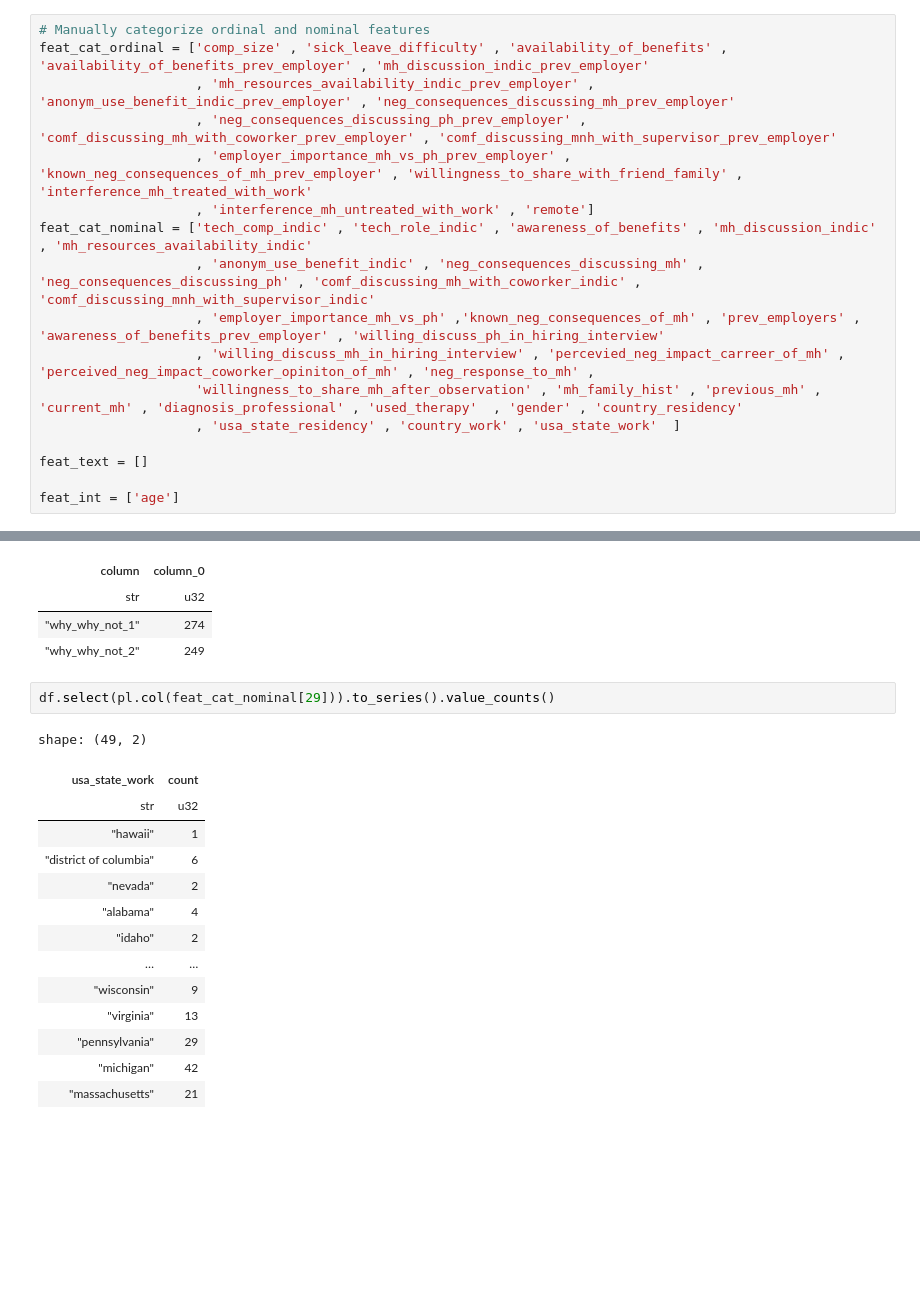
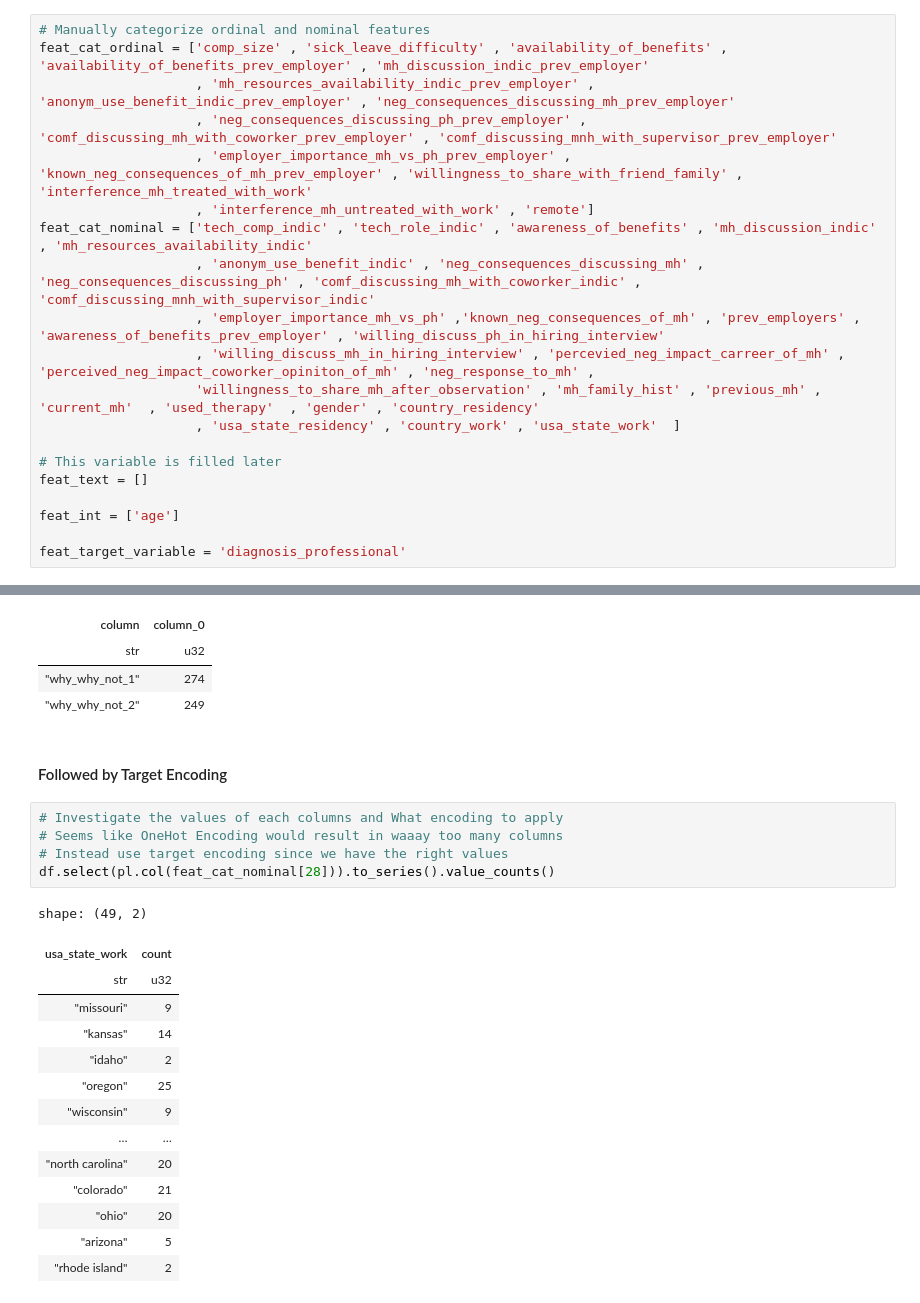
Before and after one commit to JanPhilippBittner/iu_mental_health_ml, a Jupyter notebook: Desktop/Arbeit/Arbeit/Universität/IU/Module/Semester 3/Machine learning - unsupervised learning/Project/first_draft.ipynb, the cells around one changed output, grey strips where cells are left out. Drawn from its saved outputs; the diff is of its cells as text; blank space fills up the shorter version.

Commit message:
target encoding and refactoring of null graph

```diff
--- a/Desktop/Arbeit/Arbeit/Universität/IU/Module/Semester 3/Machine learning - unsupervised learning/Project/first_draft.ipynb
+++ b/Desktop/Arbeit/Arbeit/Universität/IU/Module/Semester 3/Machine learning - unsupervised learning/Project/first_draft.ipynb
@@ -517,12 +586,15 @@ feat_cat_nominal = ['tech_comp_indic' , 'tech_role_indic' , 'awareness_of_benefi
                     , 'anonym_use_benefit_indic' , 'neg_consequences_discussing_mh' , 'neg_consequences_discussing_ph' , 'comf_discussing_mh_with_coworker_indic' , 'comf_discussing_mnh_with_supervisor_indic'
                     , 'employer_importance_mh_vs_ph' ,'known_neg_consequences_of_mh' , 'prev_employers' , 'awareness_of_benefits_prev_employer' , 'willing_discuss_ph_in_hiring_interview'
                     , 'willing_discuss_mh_in_hiring_interview' , 'percevied_neg_impact_carreer_of_mh' , 'perceived_neg_impact_coworker_opiniton_of_mh' , 'neg_response_to_mh' ,
-                    'willingness_to_share_mh_after_observation' , 'mh_family_hist' , 'previous_mh' , 'current_mh' , 'diagnosis_professional' , 'used_therapy'  , 'gender' , 'country_residency'
+                    'willingness_to_share_mh_after_observation' , 'mh_family_hist' , 'previous_mh' , 'current_mh'  , 'used_therapy'  , 'gender' , 'country_residency'
                     , 'usa_state_residency' , 'country_work' , 'usa_state_work'  ]
 
+# This variable is filled later
 feat_text = []
 
 feat_int = ['age']
+
+feat_target_variable = 'diagnosis_professional'
 # %%
 # Fill the feat_text list with the remaining features
 # get a list of all columns to compare to
@@ -675,20 +749,25 @@ shape: (2, 2)
 | str | u32 |
 | "why_why_not_1" | 274 |
 | "why_why_not_2" | 249 |
+# %% [markdown]
+#### Followed by Target Encoding
 # %%
-df.select(pl.col(feat_cat_nominal[29])).to_series().value_counts()
+# Investigate the values of each columns and What encoding to apply
+# Seems like OneHot Encoding would result in waaay too many columns
+# Instead use target encoding since we have the right values
+df.select(pl.col(feat_cat_nominal[28])).to_series().value_counts()
 # %% [output]
 shape: (49, 2)
 | usa_state_work | count |
 | str | u32 |
-| "hawaii" | 1 |
-| "district of columbia" | 6 |
-| "nevada" | 2 |
-| "alabama" | 4 |
+| "missouri" | 9 |
+| "kansas" | 14 |
 | "idaho" | 2 |
+| "oregon" | 25 |
+| "wisconsin" | 9 |
 | … | … |
-| "wisconsin" | 9 |
-| "virginia" | 13 |
-| "pennsylvania" | 29 |
-| "michigan" | 42 |
-| "massachusetts" | 21 |
+| "north carolina" | 20 |
+| "colorado" | 21 |
+| "ohio" | 20 |
+| "arizona" | 5 |
+| "rhode island" | 2 |
```
Also changed, not shown: parts of 15 cells of this notebook, 3 other files.
